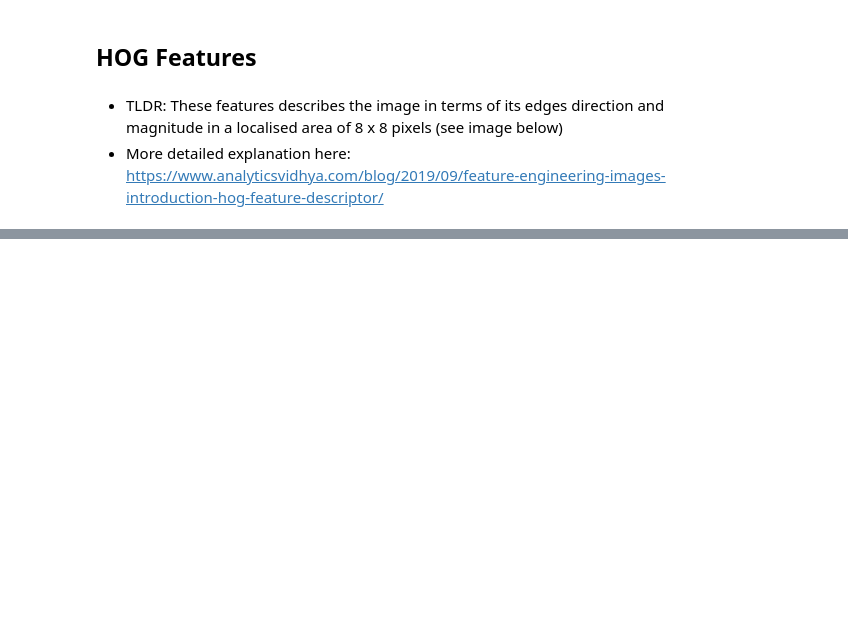
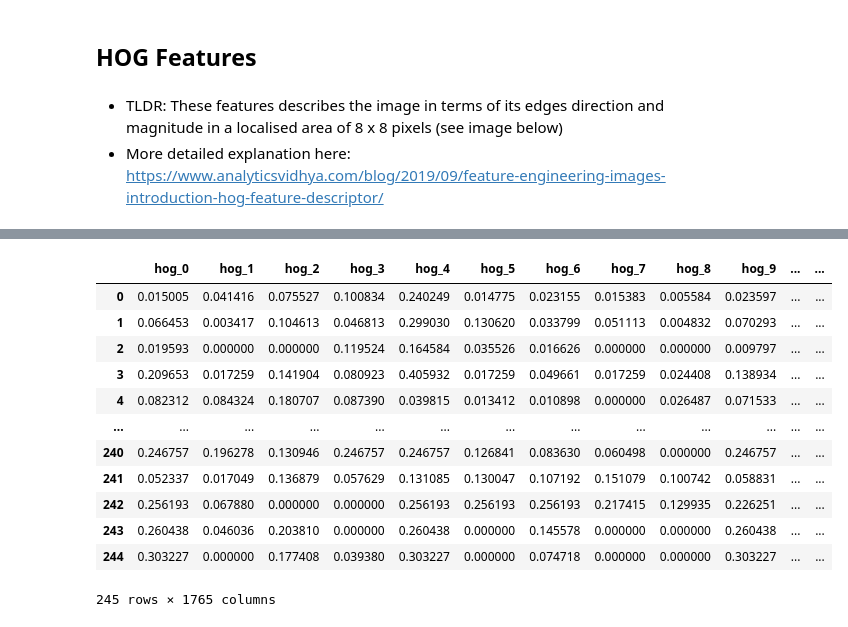
Before and after one commit to jarylongsq/IS4242-project, a Jupyter notebook: feature_engineering.ipynb, the cells around one changed output, grey strips where cells are left out. Drawn from its saved outputs; the diff is of its cells as text; code cells hidden in the pictures; blank space fills up the shorter version.

```diff
--- a/feature_engineering.ipynb
+++ b/feature_engineering.ipynb
@@ -112,0 +135,16 @@ Error processing image 'dataset/train/bags/bag_0259': Could not find a backend t
+# %%
+test_df
+# %% [output]
+|  | hog_0 | hog_1 | hog_2 | hog_3 | hog_4 | hog_5 | hog_6 | hog_7 | hog_8 | hog_9 | ... | ... |
+| 0 | 0.015005 | 0.041416 | 0.075527 | 0.100834 | 0.240249 | 0.014775 | 0.023155 | 0.015383 | 0.005584 | 0.023597 | ... | ... |
+| 1 | 0.066453 | 0.003417 | 0.104613 | 0.046813 | 0.299030 | 0.130620 | 0.033799 | 0.051113 | 0.004832 | 0.070293 | ... | ... |
+| 2 | 0.019593 | 0.000000 | 0.000000 | 0.119524 | 0.164584 | 0.035526 | 0.016626 | 0.000000 | 0.000000 | 0.009797 | ... | ... |
+| 3 | 0.209653 | 0.017259 | 0.141904 | 0.080923 | 0.405932 | 0.017259 | 0.049661 | 0.017259 | 0.024408 | 0.138934 | ... | ... |
+| 4 | 0.082312 | 0.084324 | 0.180707 | 0.087390 | 0.039815 | 0.013412 | 0.010898 | 0.000000 | 0.026487 | 0.071533 | ... | ... |
+| ... | ... | ... | ... | ... | ... | ... | ... | ... | ... | ... | ... | ... |
+| 240 | 0.246757 | 0.196278 | 0.130946 | 0.246757 | 0.246757 | 0.126841 | 0.083630 | 0.060498 | 0.000000 | 0.246757 | ... | ... |
+| 241 | 0.052337 | 0.017049 | 0.136879 | 0.057629 | 0.131085 | 0.130047 | 0.107192 | 0.151079 | 0.100742 | 0.058831 | ... | ... |
+| 242 | 0.256193 | 0.067880 | 0.000000 | 0.000000 | 0.256193 | 0.256193 | 0.256193 | 0.217415 | 0.129935 | 0.226251 | ... | ... |
+| 243 | 0.260438 | 0.046036 | 0.203810 | 0.000000 | 0.260438 | 0.000000 | 0.145578 | 0.000000 | 0.000000 | 0.260438 | ... | ... |
+| 244 | 0.303227 | 0.000000 | 0.177408 | 0.039380 | 0.303227 | 0.000000 | 0.074718 | 0.000000 | 0.000000 | 0.303227 | ... | ... |
+245 rows × 1765 columns
```
Also changed, not shown: parts of 4 cells of this notebook, 1 other file.
